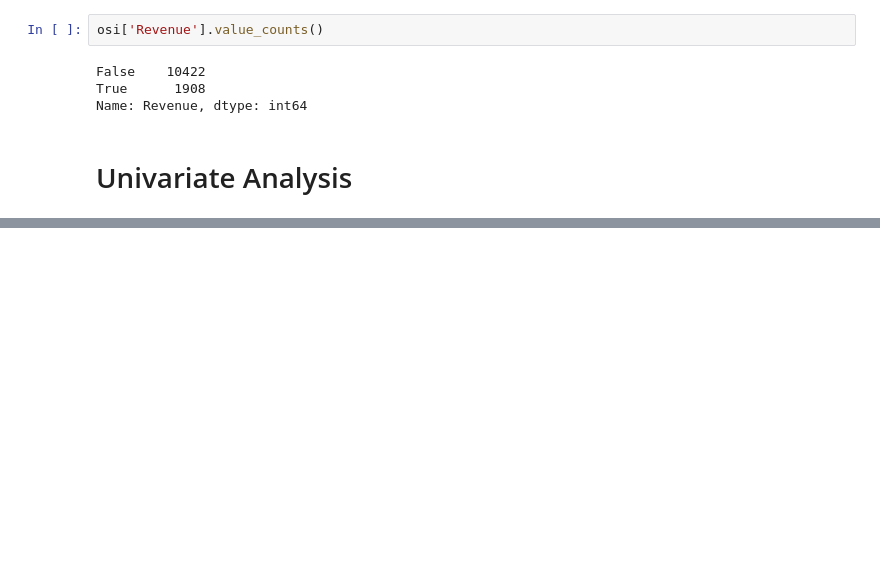
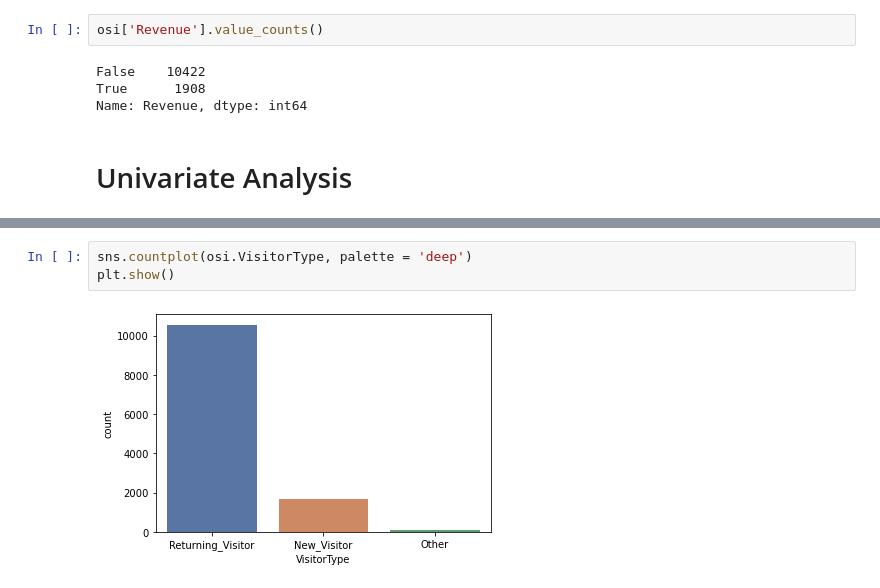
Before and after one commit to navchandru/Academic-Projects, a Jupyter notebook: Online Shoppers intention/OSI.ipynb, the cells around one changed output, grey strips where cells are left out. Drawn from its saved outputs; the diff is of its cells as text; blank space fills up the shorter version.

```diff
--- a/Online Shoppers intention/OSI.ipynb
+++ b/Online Shoppers intention/OSI.ipynb
@@ -248,0 +266,5 @@ Name: Revenue, dtype: int64
+# %%
+sns.countplot(osi.VisitorType, palette = 'deep')
+plt.show()
+# %% [output]
+[figure, added]
```
Also changed, not shown: parts of 6 cells of this notebook.
